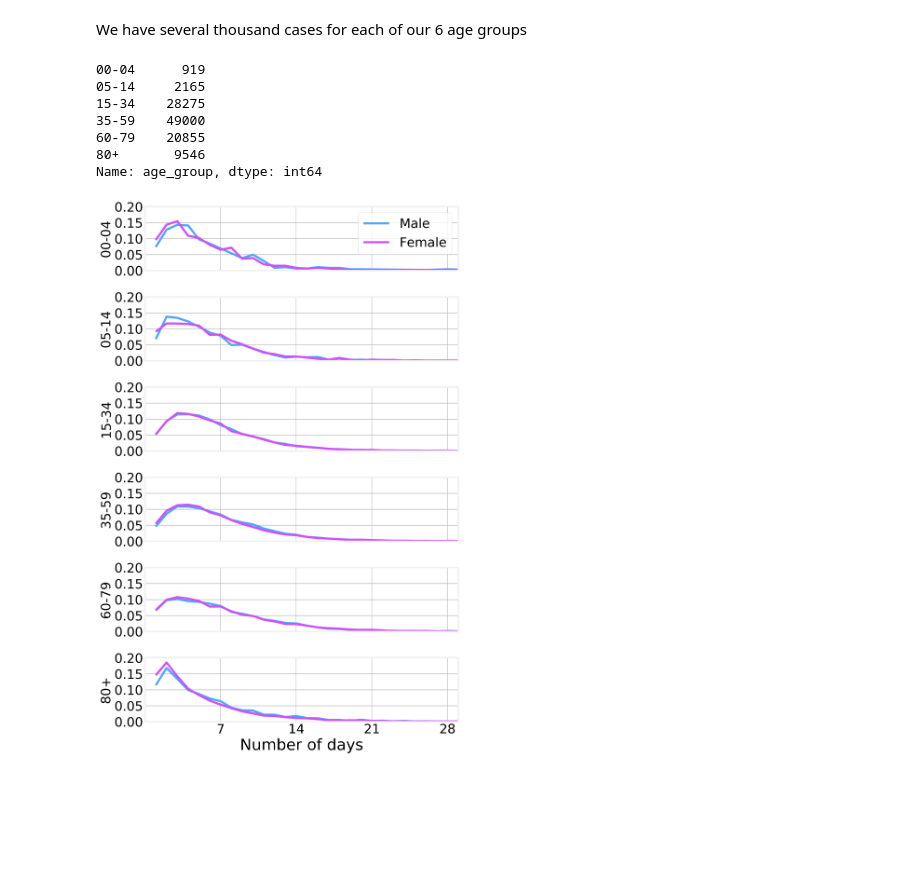
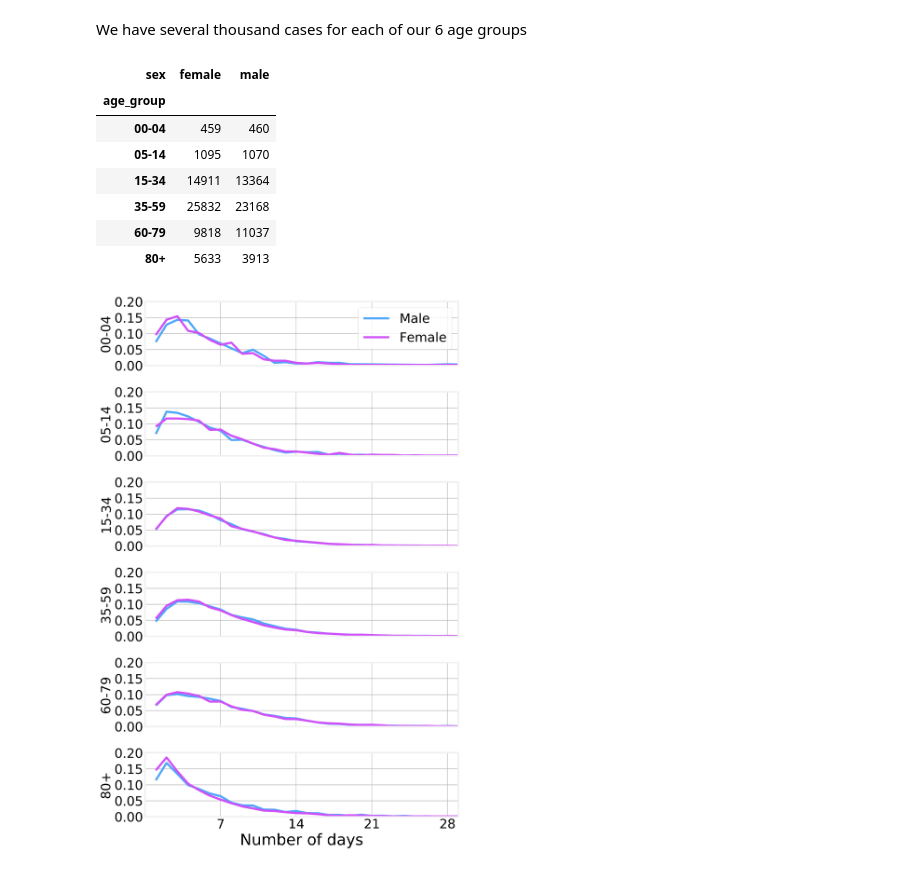
Before and after one commit to DataForScience/Epidemiology101, a Jupyter notebook: Epidemiology002.ipynb, the cells around one changed output. Drawn from its saved outputs; the diff is of its cells as text; code cells hidden in the pictures; blank space fills up the shorter version.

```diff
--- a/Epidemiology002.ipynb
+++ b/Epidemiology002.ipynb
@@ -178,3 +178,5 @@ dates['count'] = 1
+# %%
+dates = data[['country', 'age', 'sex', 'date_onset_symptoms', 'date_confirmation']].dropna()
 # %% [markdown]
 Of the original 2.3 million patients, we have symptom onset date and case confirmation dates for about 9%
 # %%
@@ -247,16 +257,17 @@ germany['age_group'] = germany['age'].map(dict(age_groups.values))
 germany = germany[germany['age_group'] != 'NaN'].copy()
 # %% [markdown]
 We have several thousand cases for each of our 6 age groups
-# %%
-germany['age_group'].value_counts().sort_index()
-# %% [output]
-00-04      919
-05-14     2165
-15-34    28275
-35-59    49000
-60-79    20855
-80+       9546
-Name: age_group, dtype: int64
+# %%
+pd.pivot_table(germany[['age_group', 'sex', 'count']], index='age_group', columns='sex', values='count', aggfunc='sum')
+# %% [output]
+| sex | female | male |
+| age_group |  |  |
+| 00-04 | 459 | 460 |
+| 05-14 | 1095 | 1070 |
+| 15-34 | 14911 | 13364 |
+| 35-59 | 25832 | 23168 |
+| 60-79 | 9818 | 11037 |
+| 80+ | 5633 | 3913 |
 # %%
 germany_clean = germany[['age_group', 'sex', 'date_onset_symptoms', 'date_confirmation']].dropna()
 # %%
```
Also changed, not shown: parts of 22 cells of this notebook, 2 other files.
